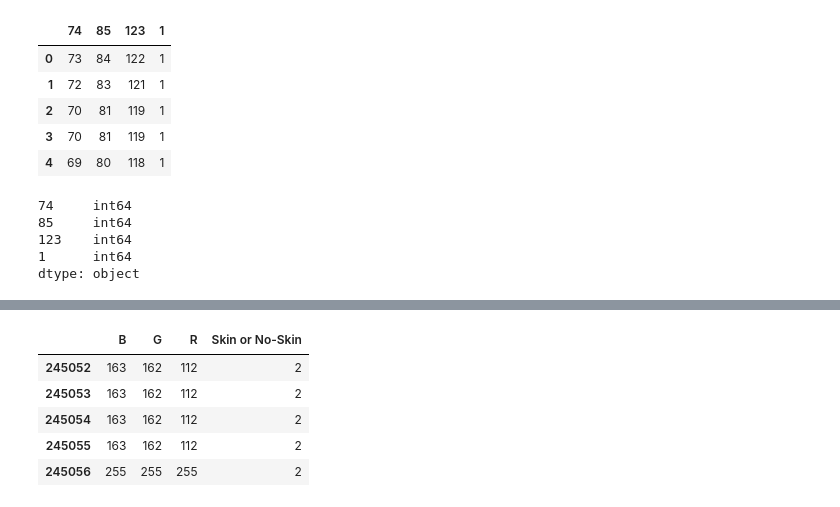
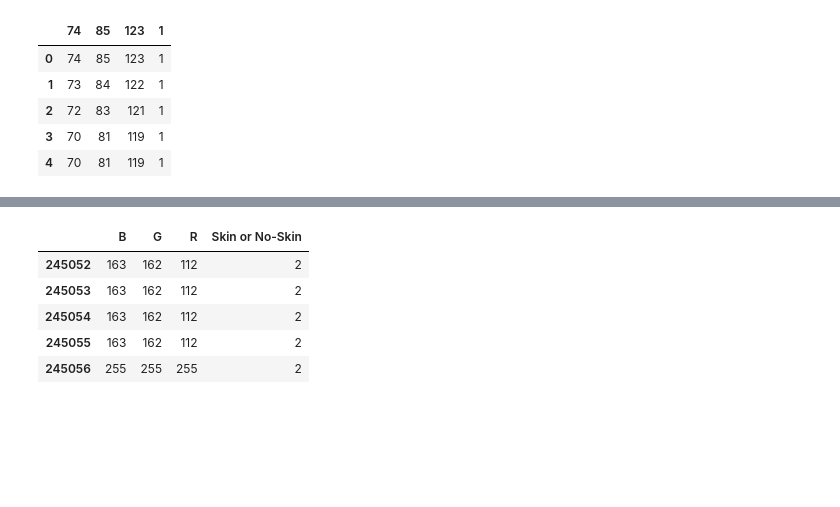
Before and after one commit to aulorbe/Skin-Segmentation-Logit-Regression, a Jupyter notebook: Skin_NoSkin.ipynb, the cells around one changed output, grey strips where cells are left out. Drawn from its saved outputs; the diff is of its cells as text; code cells hidden in the pictures; blank space fills up the shorter version.

```diff
--- a/Skin_NoSkin.ipynb
+++ b/Skin_NoSkin.ipynb
@@ -8,4 +10,8 @@ import pandas as pd
 # %%
+import pandas as pd
+
 url = 'http://archive.ics.uci.edu/ml/machine-learning-databases/00229/Skin_NonSkin.txt'
 
-c=pd.read_csv(url, sep = '\s+')
+df = pd.read_csv(url, sep = '\s+') # using whitespace as my separator
+
+df.head()
@@ -14,17 +29,13 @@ c = pd.DataFrame(c)
+# %%
+df.loc[-1] = [74, 85, 123, 1]
+df.index = df.index + 1
+df = df.sort_index()
 # %%
-c.head()
+df.head()
 # %% [output]
 |  | 74 | 85 | 123 | 1 |
-| 0 | 73 | 84 | 122 | 1 |
-| 1 | 72 | 83 | 121 | 1 |
-| 2 | 70 | 81 | 119 | 1 |
+| 0 | 74 | 85 | 123 | 1 |
+| 1 | 73 | 84 | 122 | 1 |
+| 2 | 72 | 83 | 121 | 1 |
 | 3 | 70 | 81 | 119 | 1 |
-| 4 | 69 | 80 | 118 | 1 |
+| 4 | 70 | 81 | 119 | 1 |
-# %%
-c.dtypes
-# %% [output]
-74     int64
-85     int64
-123    int64
-1      int64
-dtype: object
```
Also changed, not shown: parts of 63 cells of this notebook.
